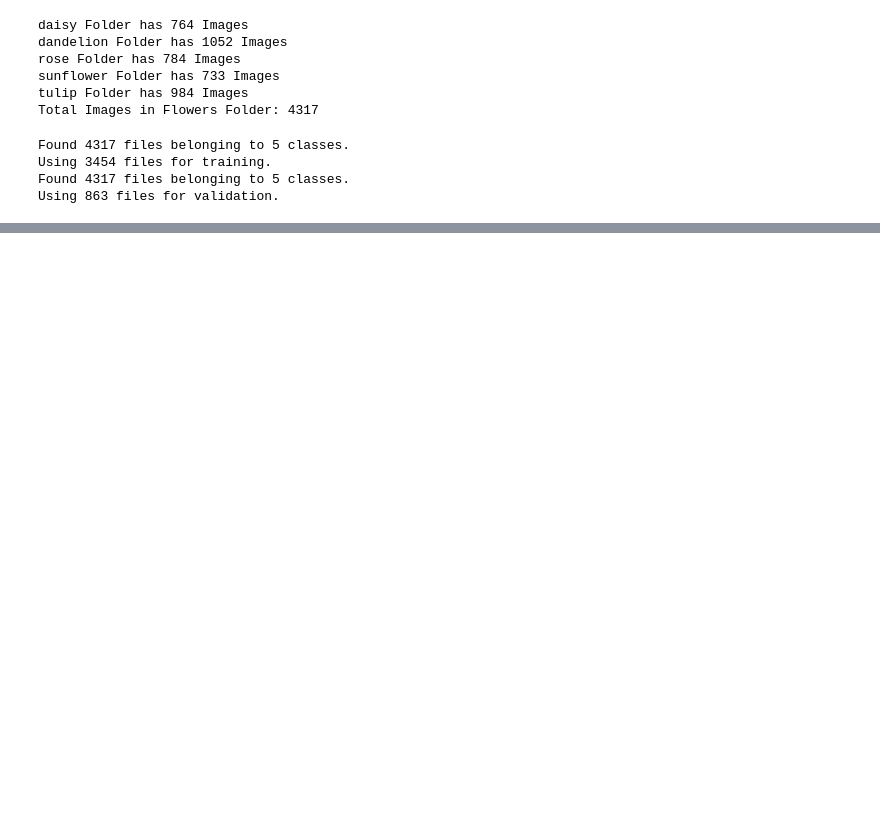
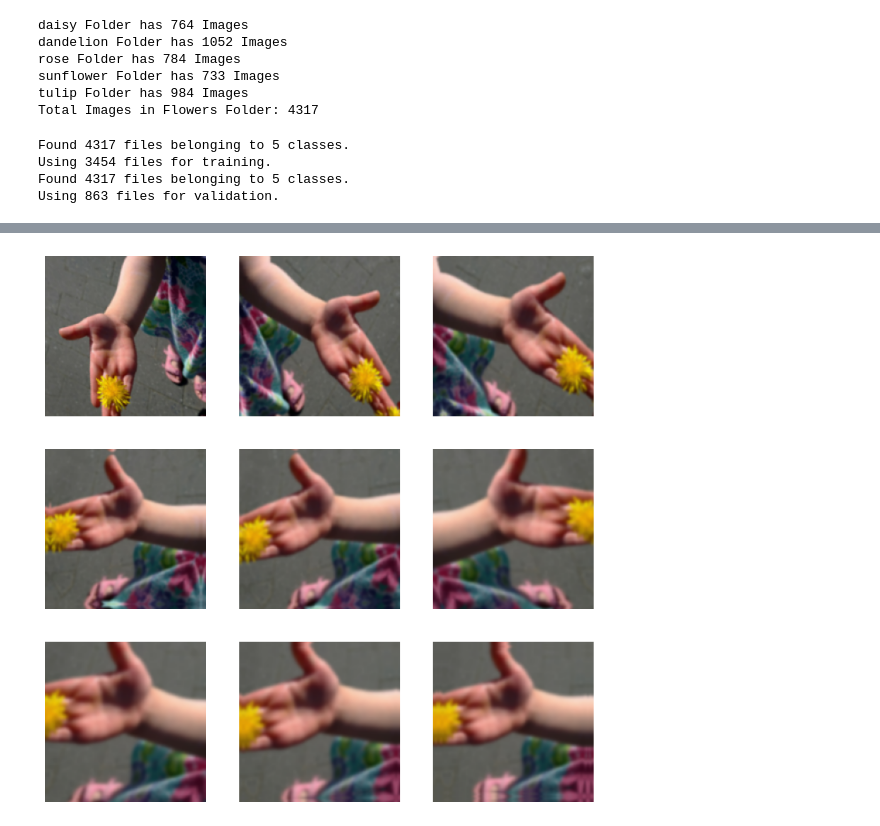
Before and after one commit to mostofa-rezvi/Iris-Flower-Classifier, a Jupyter notebook: iris_flower_classifier.ipynb, the cells around one changed output, grey strips where cells are left out. Drawn from its saved outputs; the diff is of its cells as text; code cells hidden in the pictures; blank space fills up the shorter version.

```diff
--- a/iris_flower_classifier.ipynb
+++ b/iris_flower_classifier.ipynb
@@ -61,0 +81,25 @@ Using 863 files for validation.
+# %%
+AUTOTUNE = tf.data.AUTOTUNE
+train_dataset = train_dataset.cache().shuffle(1000).prefetch(buffer_size=AUTOTUNE)
+validatin_dataset = validatin_dataset.cache().prefetch(buffer_size=AUTOTUNE)
+# %%
+# Data Augmentation
+data_augmentation = Sequential(
+    [
+        layers.RandomFlip("horizontal", input_shape=(img_size, img_size, 3)),
+        layers.RandomRotation(0.1),
+        layers.RandomZoom(0.1),
+    ]
+)
+# %%
+i = 0
+plt.figure(figsize=(10, 10))
+
+for images, labels in train_dataset.take(1):
+    for i in range(9):
+        images = data_augmentation(images)
+        plt.subplot(3, 3, i + 1)
+        plt.imshow(images[0].numpy().astype("uint8"))
+        plt.axis("off")
+# %% [output]
+[figure, added]
```
Also changed, not shown: parts of 11 cells of this notebook.
